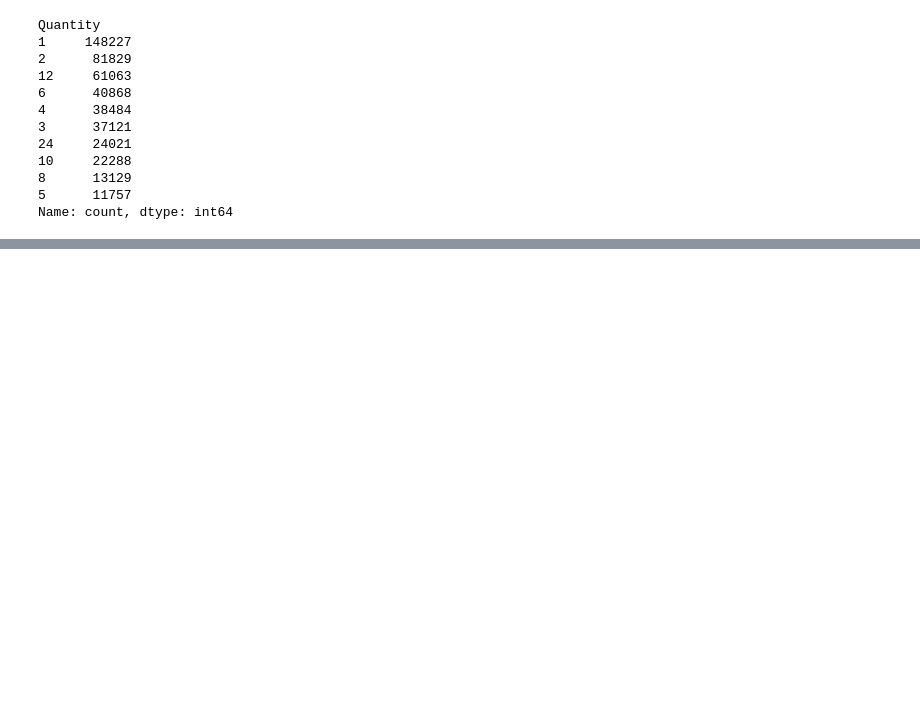
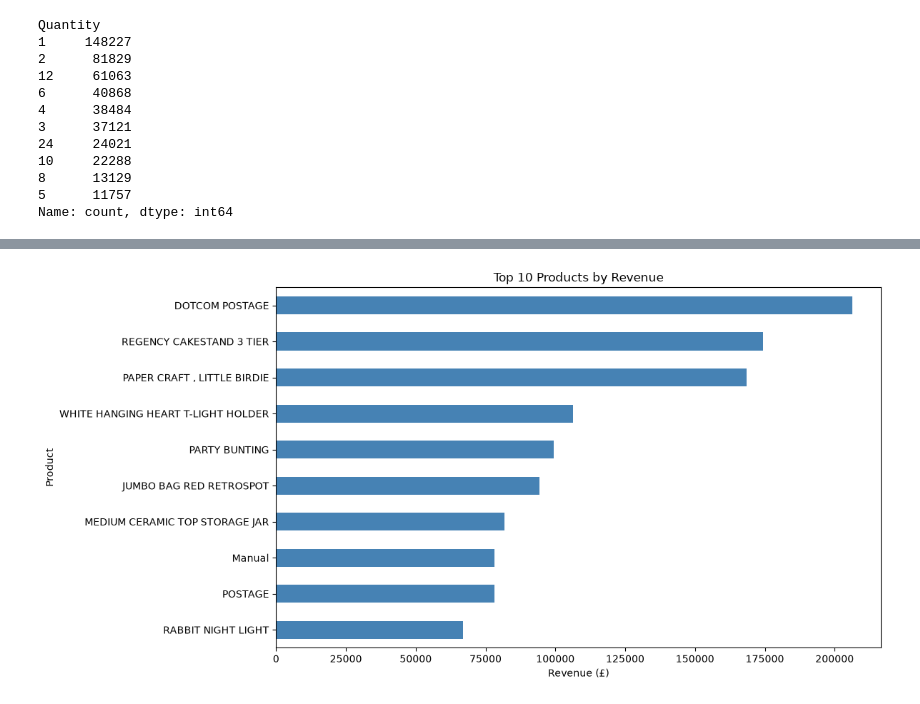
Before and after one commit to rubenalejandrorivera-eng/commercial-market-intelligence, a Jupyter notebook: notebooks/01_data_exploration.ipynb, the cells around one changed output, grey strips where cells are left out. Cells and saved outputs as stored; diff of their text form; code cells hidden in the pictures; blank space fills up the shorter version.

```diff
--- a/notebooks/01_data_exploration.ipynb
+++ b/notebooks/01_data_exploration.ipynb
@@ -87,0 +317,2 @@ Name: count, dtype: int64
+# %%
+df["Revenue"] = df["Quantity"] * df["UnitPrice"]
@@ -87,0 +367,4 @@ Name: count, dtype: int64
+# %%
+df_sales = df[
+    df["TransactionType"] == "Venta"
+].copy()
@@ -87,0 +381,9 @@ Name: count, dtype: int64
+# %%
+top_products = (
+    df_sales.groupby("Description")["Revenue"]
+    .sum()
+    .sort_values(ascending=False)
+    .head(10)
+)
+
+print(top_products)
@@ -87,0 +403,16 @@ Name: count, dtype: int64
+# %%
+plt.figure(figsize=(12, 6))
+
+top_products.sort_values().plot(
+    kind="barh",
+    color="steelblue"
+)
+
+plt.title("Top 10 Products by Revenue")
+plt.xlabel("Revenue (£)")
+plt.ylabel("Product")
+
+plt.tight_layout()
+plt.show()
+# %% [output]
+[figure, added]
```
Also changed, not shown: parts of 72 cells of this notebook, 1 other file.
